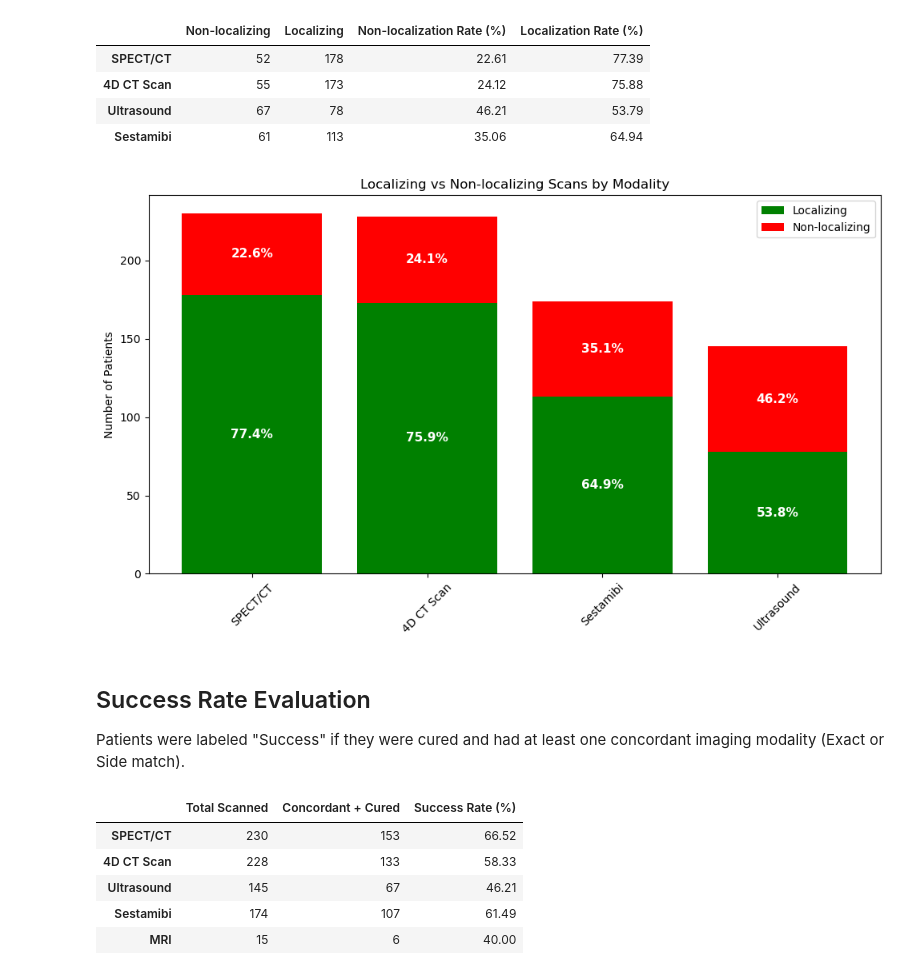
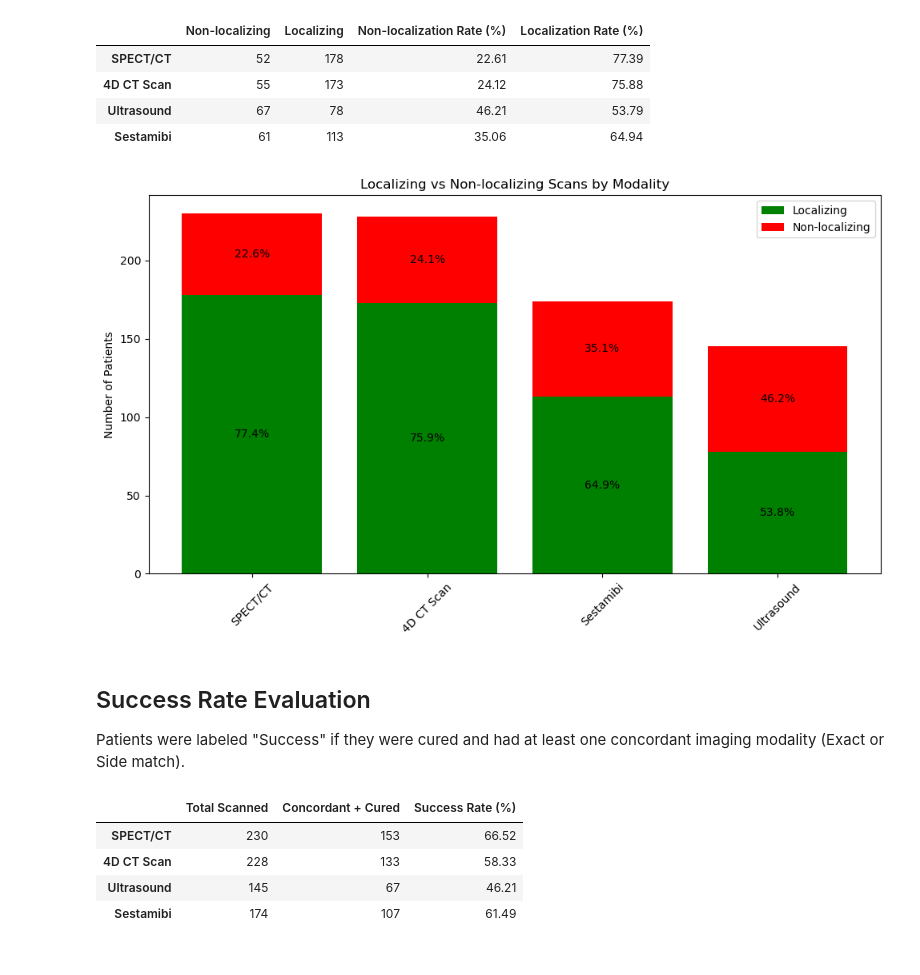
Before and after one commit to Jonah-Schwartz521/parathyroid-imaging-evaluation, a Jupyter notebook: LocalizationRate.ipynb, the cells around one changed output. Drawn from its saved outputs; the diff is of its cells as text; code cells hidden in the pictures.

```diff
--- a/LocalizationRate.ipynb
+++ b/LocalizationRate.ipynb
@@ -61,54 +87,36 @@ summary_df
 | Ultrasound | 67 | 78 | 46.21 | 53.79 |
 | Sestamibi | 61 | 113 | 35.06 | 64.94 |
 # %%
-# Convert to series
-localizing_series = pd.Series(localizing_counts)
-non_localizing_series = pd.Series(non_localizing_counts)
-loc_rate_series = pd.Series(localizing_rates)
+# Sort modalities by localization rate (best to worst)
+sorted_modalities = summary_df.sort_values('Localization Rate (%)', ascending=False).index.tolist()
 
-# Sort modalities
-sorted_modalities = loc_rate_series.sort_values(ascending=False).index
-localizing_series = localizing_series[sorted_modalities]
-non_localizing_series = non_localizing_series[sorted_modalities]
-
-# Calculate total scans per modality for percentage labels
-total_series = localizing_series + non_localizing_series
-localizing_pct = (localizing_series / total_series * 100).round(1)
-non_localizing_pct = (non_localizing_series / total_series * 100).round(1)
-
-
-# initialize figure size
+# Make the chart
 plt.figure(figsize=(10,6))
 
-# Plot directly from the Series
-plt.bar(localizing_series.index, localizing_series, label='Localizing', color='green')
-plt.bar(non_localizing_series.index, non_localizing_series,
-        bottom=localizing_series, label='Non-localizing', color='red')
+# Get the data in the right order
+localizing_data = [localizing_counts[mod] for mod in sorted_modalities]
+non_localizing_data = [non_localizing_counts[mod] for mod in sorted_modalities]
 
-# Add percentage text labels
-for i, modality in enumerate(localizing_series.index):
-    # Green bar (localizing)
-    plt.text(i, localizing_series[modality] / 2,
-             f"{localizing_pct[modality]}%",
-             ha='center', va='center', color='white', fontweight='bold', fontsize=11)
+# Create stacked bars
+plt.bar(sorted_modalities, localizing_data, label='Localizing', color='green')
+plt.bar(sorted_modalities, non_localizing_data, bottom=localizing_data, label='Non-localizing', color='red')
 
-    # Red bar (non-localizing)
-    plt.text(i, localizing_series[modality] + (non_localizing_series[modality] / 2),
-             f"{non_localizing_pct[modality]}%",
-             ha='center', va='center', color='white', fontweight='bold', fontsize=11)
+# Add percentage labels on bars
+for i in range(len(sorted_modalities)):
+    modality = sorted_modalities[i]
+    # Green part label
+    plt.text(i, localizing_data[i]/2, f'{localizing_rates[modality]:.1f}%', ha='center', va='center')
+    # Red part label
+    plt.text(i, localizing_data[i] + non_localizing_data[i]/2, f'{non_localizing_rates[modality]:.1f}%', ha='center', va='center')
 
-
-# titles
+plt.title('Localizing vs Non-localizing Scans by Modality')
 plt.ylabel('Number of Patients')
-plt.title('Localizing vs Non-localizing Scans by Modality')
-# rotate x-axis labels
 plt.xticks(rotation=45)
 plt.legend()
-# space it out better
 plt.tight_layout()
 plt.show()
 # %% [output]
-[figure, old version]
+[figure, new version]
 # %% [markdown]
 ## Success Rate Evaluation
 
@@ -121,7 +129,7 @@ total_scanned_counts = {}
 for modality in modalities:
     concordance_col = modality + ' Calculated Concordance'
 
-    # Include only rows where the scan was done (exclude Unknown / No Scan)
+    # Includes only rows where the scan was done (exclude Unknown / No Scan)
     scanned = preop_imaging_df[
         preop_imaging_df[concordance_col].notna() &
         (~preop_imaging_df[concordance_col].isin(['Unknown', 'No Scan']))
@@ -131,7 +139,7 @@ for modality in modalities:
     total_scanned = scanned.shape[0]
     total_scanned_counts[modality] = total_scanned
 
-    # Define success: concordant (exact or side) AND cured
+    # Defines what success is, concordant (exact or side) AND cured
     success = scanned[
         scanned[concordance_col].isin(['Yes (Exact)', 'Yes (Side)']) &
         (scanned['Surgical Cure'].str.strip().str.lower() == 'yes')
@@ -143,7 +151,7 @@ for modality in modalities:
     success_rate = round((success_count / total_scanned) * 100, 2) if total_scanned > 0 else 0
     success_rates[modality] = success_rate
 
-# Combine into DataFrame
+# Combines into DataFrame
 success_df = pd.DataFrame({
     'Total Scanned': total_scanned_counts,
     'Concordant + Cured': success_counts,
@@ -157,5 +165,4 @@ display(success_df)
 | 4D CT Scan | 228 | 133 | 58.33 |
 | Ultrasound | 145 | 67 | 46.21 |
 | Sestamibi | 174 | 107 | 61.49 |
-| MRI | 15 | 6 | 40.00 |
 # %%
```
Also changed, not shown: parts of 5 cells of this notebook, 3 other files.
